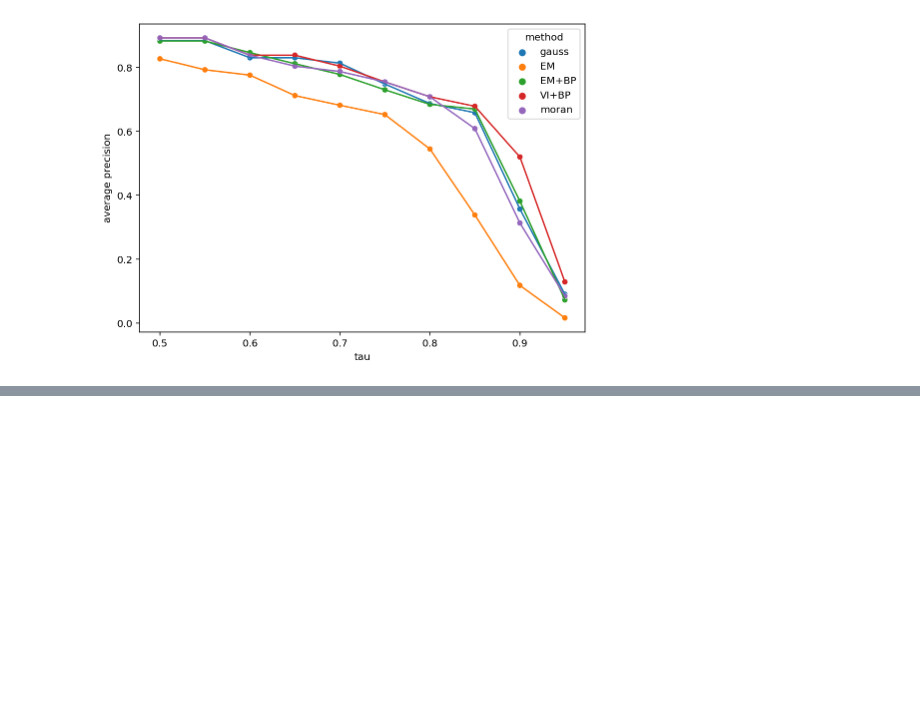
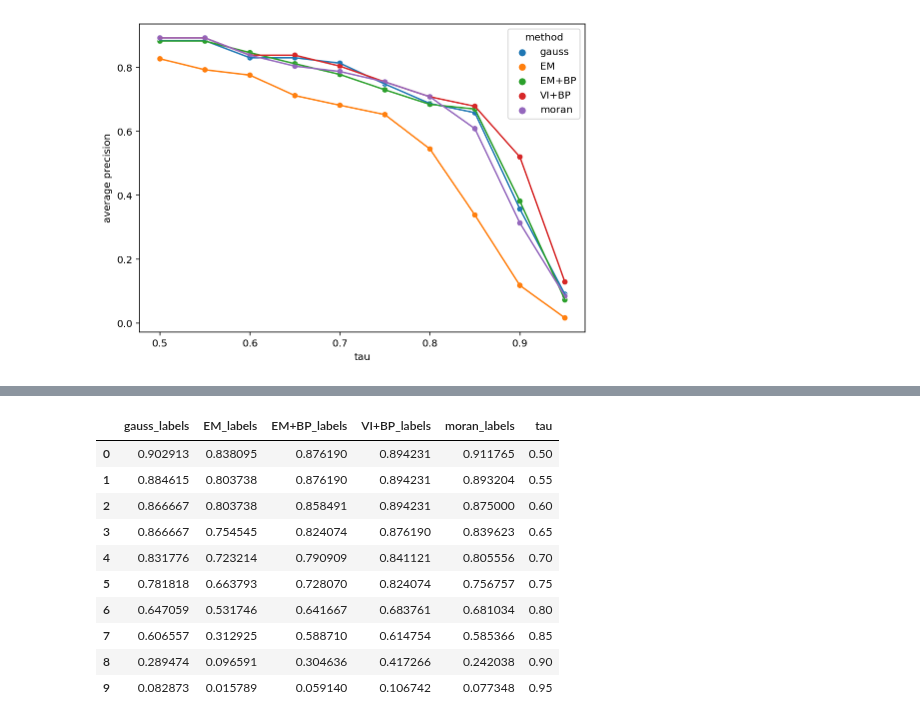
Before and after one commit to aristoteleo/spateo-notebooks, a Jupyter notebook: segmentation/simulate_cells.ipynb, the cells around one changed output, grey strips where cells are left out. Cells and saved outputs as stored; diff of their text form; code cells hidden in the pictures; blank space fills up the shorter version.

```diff
--- a/segmentation/simulate_cells.ipynb
+++ b/segmentation/simulate_cells.ipynb
@@ -202,0 +261,17 @@ sns.lineplot(data=data, x='tau', y='average precision', hue='method', ax=ax, leg
+# %%
+ap_df = performance_df.filter(regex='Average precision', axis=0)
+ap_df['tau'] = ap_df.index.str.split(' ').str[-1].str.strip('()').astype(float)
+ap_df.reset_index(drop=True, inplace=True)
+ap_df
+# %% [output]
+|  | gauss_labels | EM_labels | EM+BP_labels | VI+BP_labels | moran_labels | tau |
+| 0 | 0.902913 | 0.838095 | 0.876190 | 0.894231 | 0.911765 | 0.50 |
+| 1 | 0.884615 | 0.803738 | 0.876190 | 0.894231 | 0.893204 | 0.55 |
+| 2 | 0.866667 | 0.803738 | 0.858491 | 0.894231 | 0.875000 | 0.60 |
+| 3 | 0.866667 | 0.754545 | 0.824074 | 0.876190 | 0.839623 | 0.65 |
+| 4 | 0.831776 | 0.723214 | 0.790909 | 0.841121 | 0.805556 | 0.70 |
+| 5 | 0.781818 | 0.663793 | 0.728070 | 0.824074 | 0.756757 | 0.75 |
+| 6 | 0.647059 | 0.531746 | 0.641667 | 0.683761 | 0.681034 | 0.80 |
+| 7 | 0.606557 | 0.312925 | 0.588710 | 0.614754 | 0.585366 | 0.85 |
+| 8 | 0.289474 | 0.096591 | 0.304636 | 0.417266 | 0.242038 | 0.90 |
+| 9 | 0.082873 | 0.015789 | 0.059140 | 0.106742 | 0.077348 | 0.95 |
```
Also changed, not shown: parts of 3 cells of this notebook.
